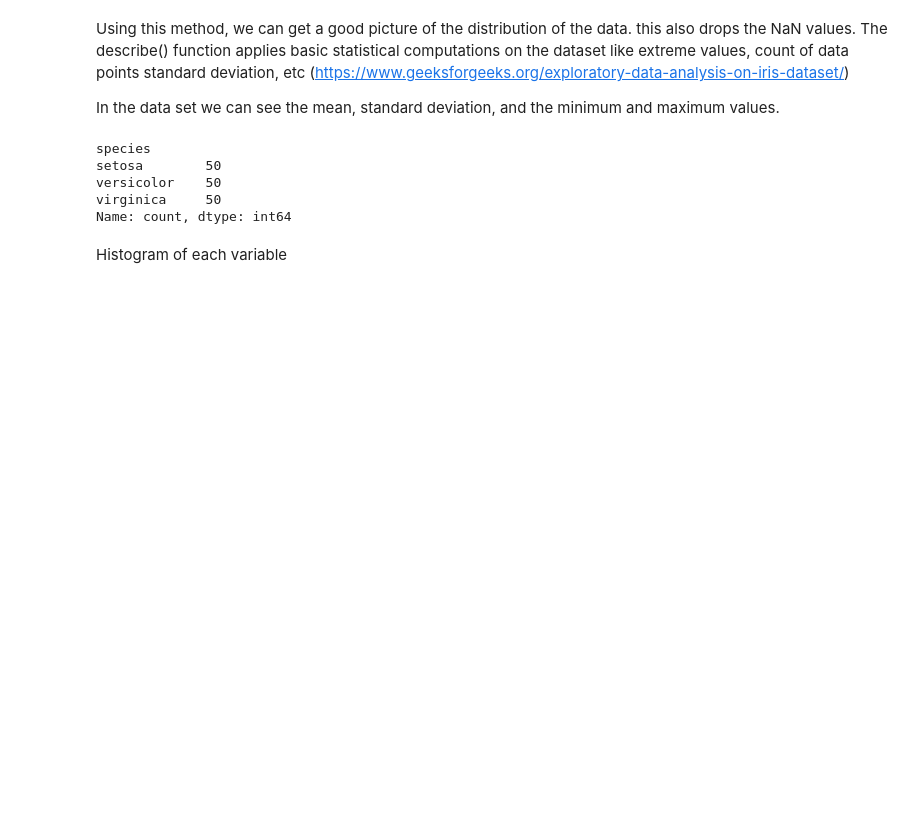
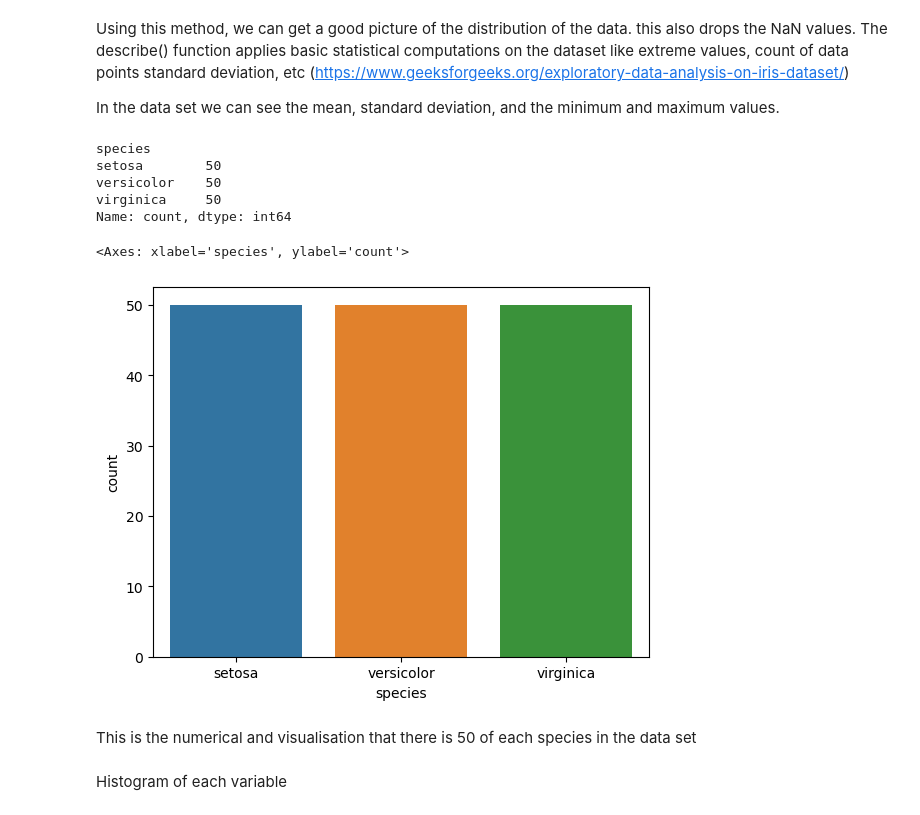
Before and after one commit to GraceMarySmyth/pands-myproject, a Jupyter notebook: Iris.ipynb, the cells around one changed output. Cells and saved outputs as stored; diff of their text form; code cells hidden in the pictures; blank space fills up the shorter version.

```diff
--- a/Iris.ipynb
+++ b/Iris.ipynb
@@ -169,6 +169,13 @@ setosa        50
 versicolor    50
 virginica     50
 Name: count, dtype: int64
+# %%
+sns.countplot(x='species', data=df)   # visualizing the count of species of iris' in the dataset
+# %% [output]
+<Axes: xlabel='species', ylabel='count'>
+[figure, added]
+# %% [markdown]
+This is the numerical and visualisation that there is 50 of each species in the data set
 # %% [markdown]
 Histogram of each variable
 # %%
```
Also changed, not shown: parts of 5 cells of this notebook, 3 other files.
